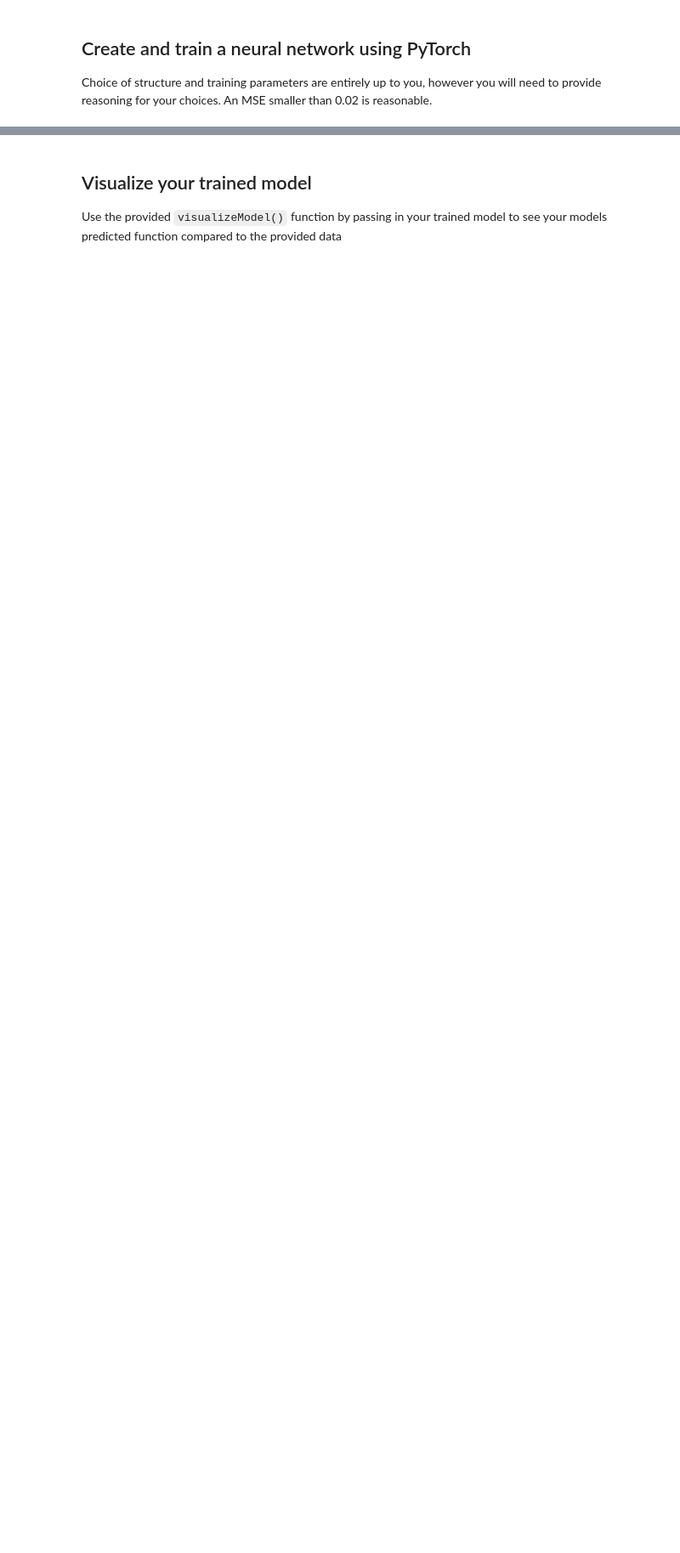
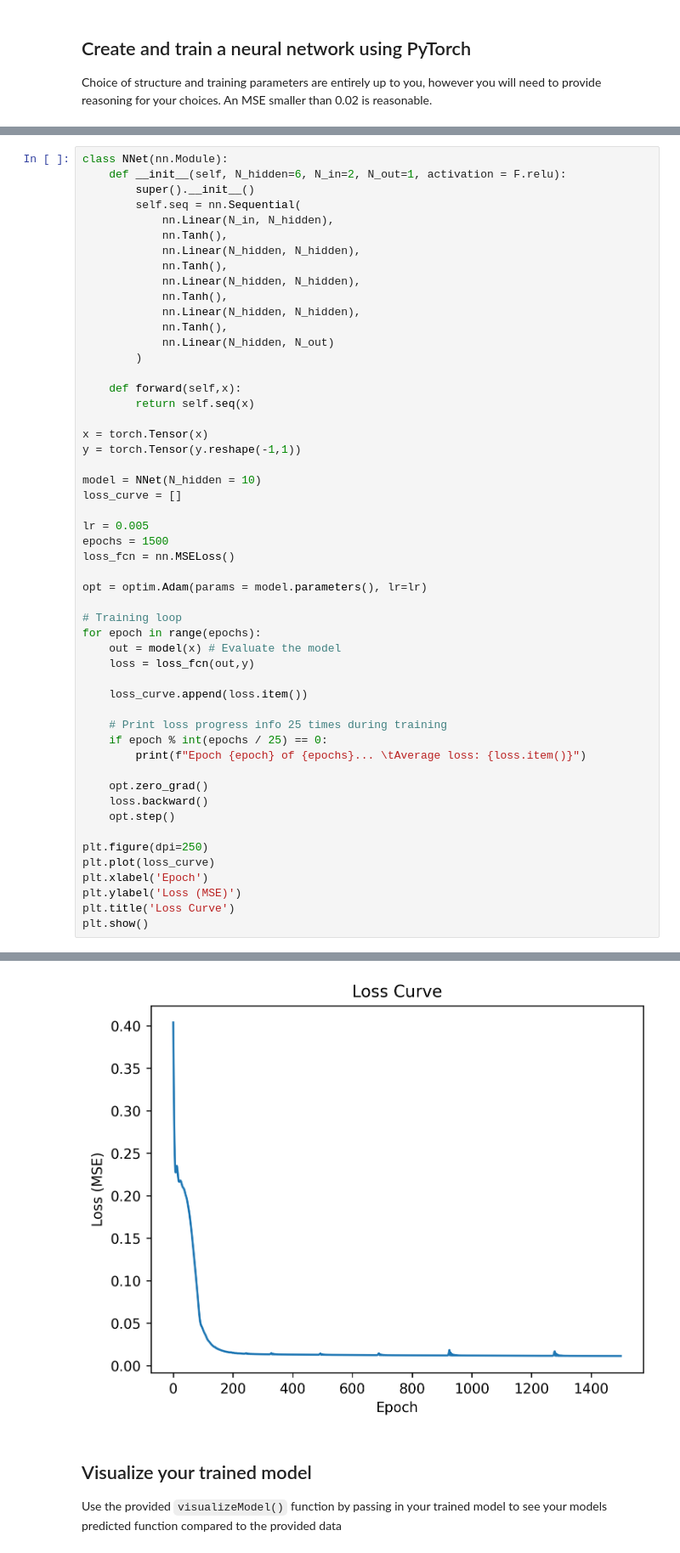
Before and after one commit to judson35/AI-ML, a Jupyter notebook: HW7/M7-HW1.ipynb, the cells around one changed output, grey strips where cells are left out. Shown at 85% size. Saved outputs shown, nothing was run; the diff lists cells and outputs as text; blank space fills up the shorter version.

```diff
--- a/HW7/M7-HW1.ipynb
+++ b/HW7/M7-HW1.ipynb
@@ -66,0 +76,53 @@ Choice of structure and training parameters are entirely up to you, however you
+# %%
+class NNet(nn.Module):
+    def __init__(self, N_hidden=6, N_in=2, N_out=1, activation = F.relu):
+        super().__init__()
+        self.seq = nn.Sequential(
+            nn.Linear(N_in, N_hidden),
+            nn.Tanh(),
+            nn.Linear(N_hidden, N_hidden),
+            nn.Tanh(),
+            nn.Linear(N_hidden, N_hidden),
+            nn.Tanh(),
+            nn.Linear(N_hidden, N_hidden),
+            nn.Tanh(),
+            nn.Linear(N_hidden, N_out)
+        )
+
+    def forward(self,x):
+        return self.seq(x)
+
+x = torch.Tensor(x)
+y = torch.Tensor(y.reshape(-1,1))
+
+model = NNet(N_hidden = 10)
+loss_curve = []
+
+lr = 0.005
+epochs = 1500
+loss_fcn = nn.MSELoss()
+
+opt = optim.Adam(params = model.parameters(), lr=lr)
+
+# Training loop
+for epoch in range(epochs):
+    out = model(x) # Evaluate the model
+    loss = loss_fcn(out,y)
+
+    loss_curve.append(loss.item())
+
+    # Print loss progress info 25 times during training
+    if epoch % int(epochs / 25) == 0:
+        print(f"Epoch {epoch} of {epochs}... \tAverage loss: {loss.item()}")
+
+    opt.zero_grad()
+    loss.backward()
+    opt.step()
+
+plt.figure(dpi=250)
+plt.plot(loss_curve)
+plt.xlabel('Epoch')
+plt.ylabel('Loss (MSE)')
+plt.title('Loss Curve')
+plt.show()
+# %% [output]
@@ -67,3 +146,4 @@ Choice of structure and training parameters are entirely up to you, however you
+[figure, added]
 # %% [markdown]
 ## Visualize your trained model
 Use the provided `visualizeModel()` function by passing in your trained model to see your models predicted function compared to the provided data
```
Also changed, not shown: parts of 9 cells of this notebook, 15 other files.
